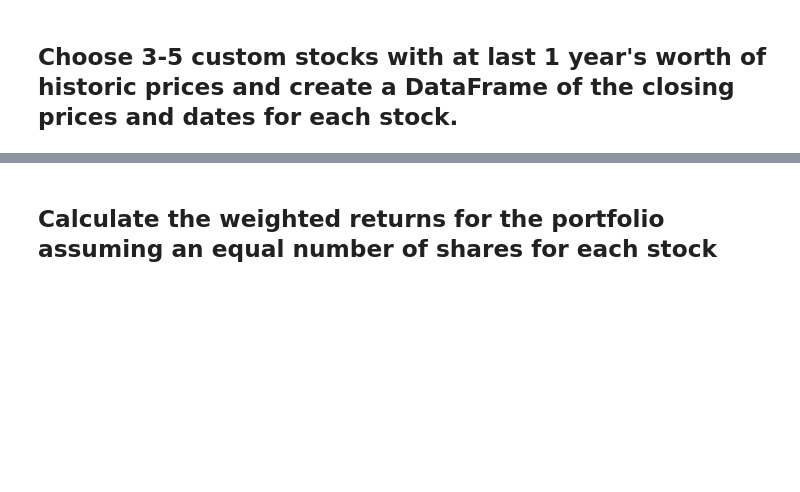
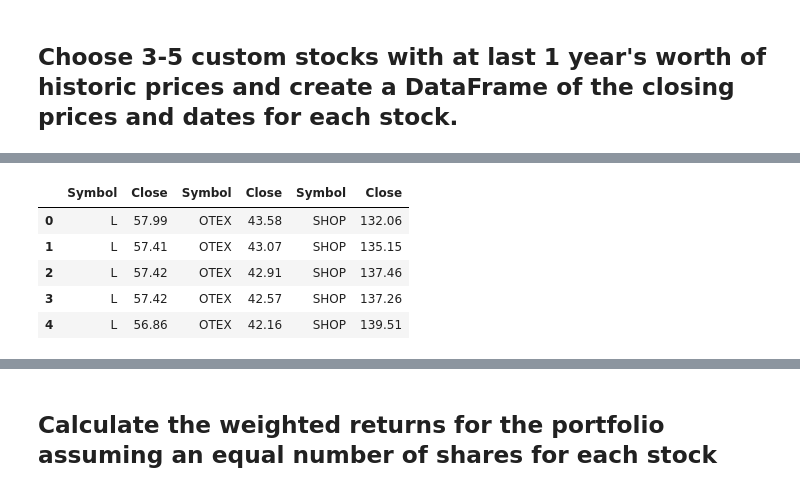
Before and after one commit to dileepadrd/module-4-challenge-algorithmic-trading-strategies, a Jupyter notebook: whale_analysis.ipynb, the cells around one changed output, grey strips where cells are left out. Cells and saved outputs as stored; diff of their text form; code cells hidden in the pictures; blank space fills up the shorter version.

```diff
--- a/whale_analysis.ipynb
+++ b/whale_analysis.ipynb
@@ -445,2 +489,14 @@ In this section, you will build your own portfolio of stocks, calculate the retu
+# %%
+# Reset Date index
+# To reset date index, all dates will be replaced by index via the following function call
+custom_con_df.reset_index(drop=True, inplace=True)
+custom_con_df.head()
+# %% [output]
+|  | Symbol | Close | Symbol | Close | Symbol | Close |
+| 0 | L | 57.99 | OTEX | 43.58 | SHOP | 132.06 |
+| 1 | L | 57.41 | OTEX | 43.07 | SHOP | 135.15 |
+| 2 | L | 57.42 | OTEX | 42.91 | SHOP | 137.46 |
+| 3 | L | 57.42 | OTEX | 42.57 | SHOP | 137.26 |
+| 4 | L | 56.86 | OTEX | 42.16 | SHOP | 139.51 |
 # %%
 # Reorganize portfolio data by having a column per symbol
```
Also changed, not shown: parts of 8 cells of this notebook.
